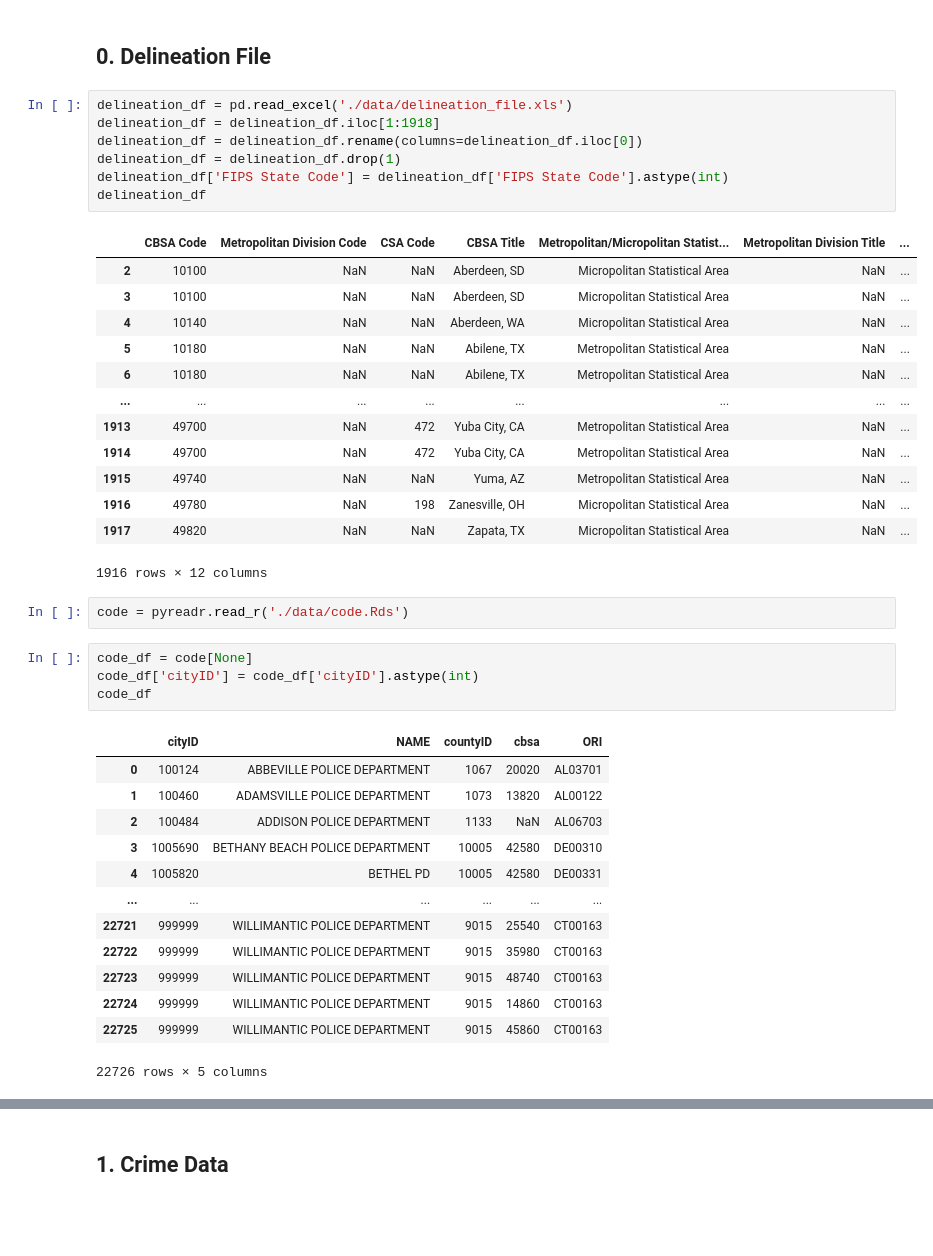
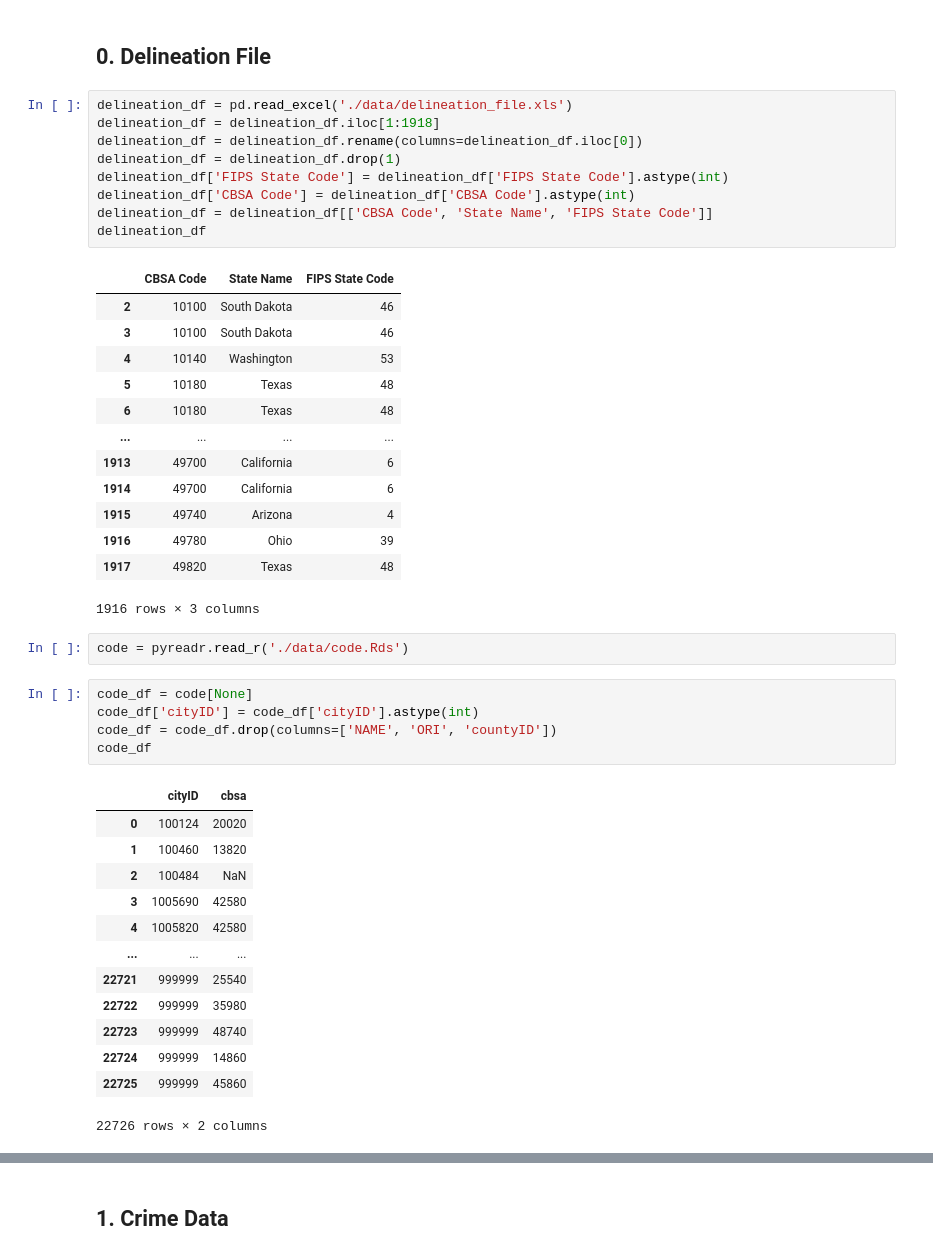
Before and after one commit to cenxi-si/DS-industry-project-group35, a Jupyter notebook: Data Prepossessing.ipynb, the cells around one changed output, grey strips where cells are left out. Saved outputs shown, nothing was run; the diff lists cells and outputs as text; blank space fills up the shorter version.

```diff
--- a/Data Prepossessing.ipynb
+++ b/Data Prepossessing.ipynb
@@ -10,41 +10,44 @@ import pyreadr
 # %%
 delineation_df = pd.read_excel('./data/delineation_file.xls')
 delineation_df = delineation_df.iloc[1:1918]
 delineation_df = delineation_df.rename(columns=delineation_df.iloc[0])
 delineation_df = delineation_df.drop(1)
 delineation_df['FIPS State Code'] = delineation_df['FIPS State Code'].astype(int)
+delineation_df['CBSA Code'] = delineation_df['CBSA Code'].astype(int)
+delineation_df = delineation_df[['CBSA Code', 'State Name', 'FIPS State Code']]
 delineation_df
 # %% [output]
-|  | CBSA Code | Metropolitan Division Code | CSA Code | CBSA Title | Metropolitan/Micropolitan Statist... | Metropolitan Division Title | ... |
-| 2 | 10100 | NaN | NaN | Aberdeen, SD | Micropolitan Statistical Area | NaN | ... |
-| 3 | 10100 | NaN | NaN | Aberdeen, SD | Micropolitan Statistical Area | NaN | ... |
-| 4 | 10140 | NaN | NaN | Aberdeen, WA | Micropolitan Statistical Area | NaN | ... |
-| 5 | 10180 | NaN | NaN | Abilene, TX | Metropolitan Statistical Area | NaN | ... |
-| 6 | 10180 | NaN | NaN | Abilene, TX | Metropolitan Statistical Area | NaN | ... |
-| ... | ... | ... | ... | ... | ... | ... | ... |
-| 1913 | 49700 | NaN | 472 | Yuba City, CA | Metropolitan Statistical Area | NaN | ... |
-| 1914 | 49700 | NaN | 472 | Yuba City, CA | Metropolitan Statistical Area | NaN | ... |
-| 1915 | 49740 | NaN | NaN | Yuma, AZ | Metropolitan Statistical Area | NaN | ... |
-| 1916 | 49780 | NaN | 198 | Zanesville, OH | Micropolitan Statistical Area | NaN | ... |
-| 1917 | 49820 | NaN | NaN | Zapata, TX | Micropolitan Statistical Area | NaN | ... |
+|  | CBSA Code | State Name | FIPS State Code |
+| 2 | 10100 | South Dakota | 46 |
+| 3 | 10100 | South Dakota | 46 |
+| 4 | 10140 | Washington | 53 |
+| 5 | 10180 | Texas | 48 |
+| 6 | 10180 | Texas | 48 |
+| ... | ... | ... | ... |
+| 1913 | 49700 | California | 6 |
+| 1914 | 49700 | California | 6 |
+| 1915 | 49740 | Arizona | 4 |
+| 1916 | 49780 | Ohio | 39 |
+| 1917 | 49820 | Texas | 48 |
-1916 rows × 12 columns
+1916 rows × 3 columns
 # %%
 code = pyreadr.read_r('./data/code.Rds')
 # %%
 code_df = code[None]
 code_df['cityID'] = code_df['cityID'].astype(int)
+code_df = code_df.drop(columns=['NAME', 'ORI', 'countyID'])
 code_df
 # %% [output]
-|  | cityID | NAME | countyID | cbsa | ORI |
-| 0 | 100124 | ABBEVILLE POLICE DEPARTMENT | 1067 | 20020 | AL03701 |
-| 1 | 100460 | ADAMSVILLE POLICE DEPARTMENT | 1073 | 13820 | AL00122 |
-| 2 | 100484 | ADDISON POLICE DEPARTMENT | 1133 | NaN | AL06703 |
-| 3 | 1005690 | BETHANY BEACH POLICE DEPARTMENT | 10005 | 42580 | DE00310 |
-| 4 | 1005820 | BETHEL PD | 10005 | 42580 | DE00331 |
-| ... | ... | ... | ... | ... | ... |
-| 22721 | 999999 | WILLIMANTIC POLICE DEPARTMENT | 9015 | 25540 | CT00163 |
-| 22722 | 999999 | WILLIMANTIC POLICE DEPARTMENT | 9015 | 35980 | CT00163 |
-| 22723 | 999999 | WILLIMANTIC POLICE DEPARTMENT | 9015 | 48740 | CT00163 |
-| 22724 | 999999 | WILLIMANTIC POLICE DEPARTMENT | 9015 | 14860 | CT00163 |
-| 22725 | 999999 | WILLIMANTIC POLICE DEPARTMENT | 9015 | 45860 | CT00163 |
+|  | cityID | cbsa |
+| 0 | 100124 | 20020 |
+| 1 | 100460 | 13820 |
+| 2 | 100484 | NaN |
+| 3 | 1005690 | 42580 |
+| 4 | 1005820 | 42580 |
+| ... | ... | ... |
+| 22721 | 999999 | 25540 |
+| 22722 | 999999 | 35980 |
+| 22723 | 999999 | 48740 |
+| 22724 | 999999 | 14860 |
+| 22725 | 999999 | 45860 |
-22726 rows × 5 columns
+22726 rows × 2 columns
```
Also changed, not shown: parts of 9 cells of this notebook, 5 other files.
